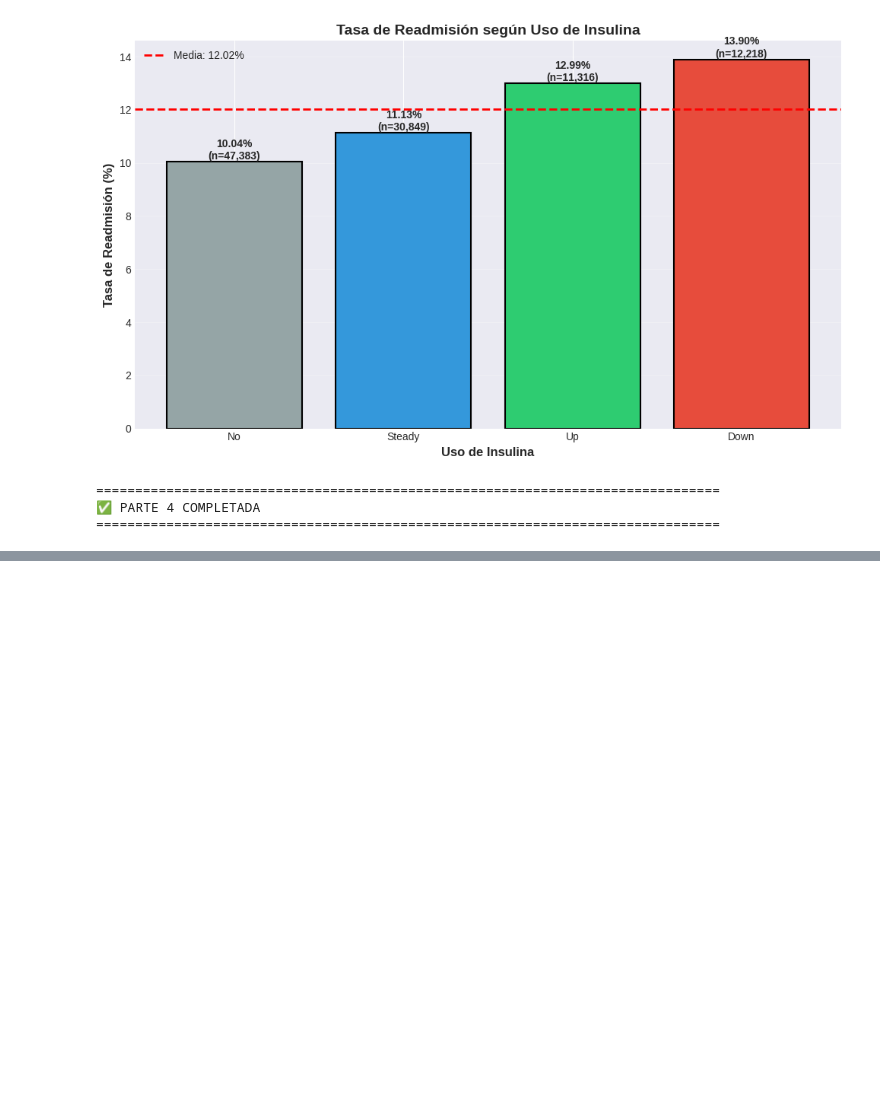
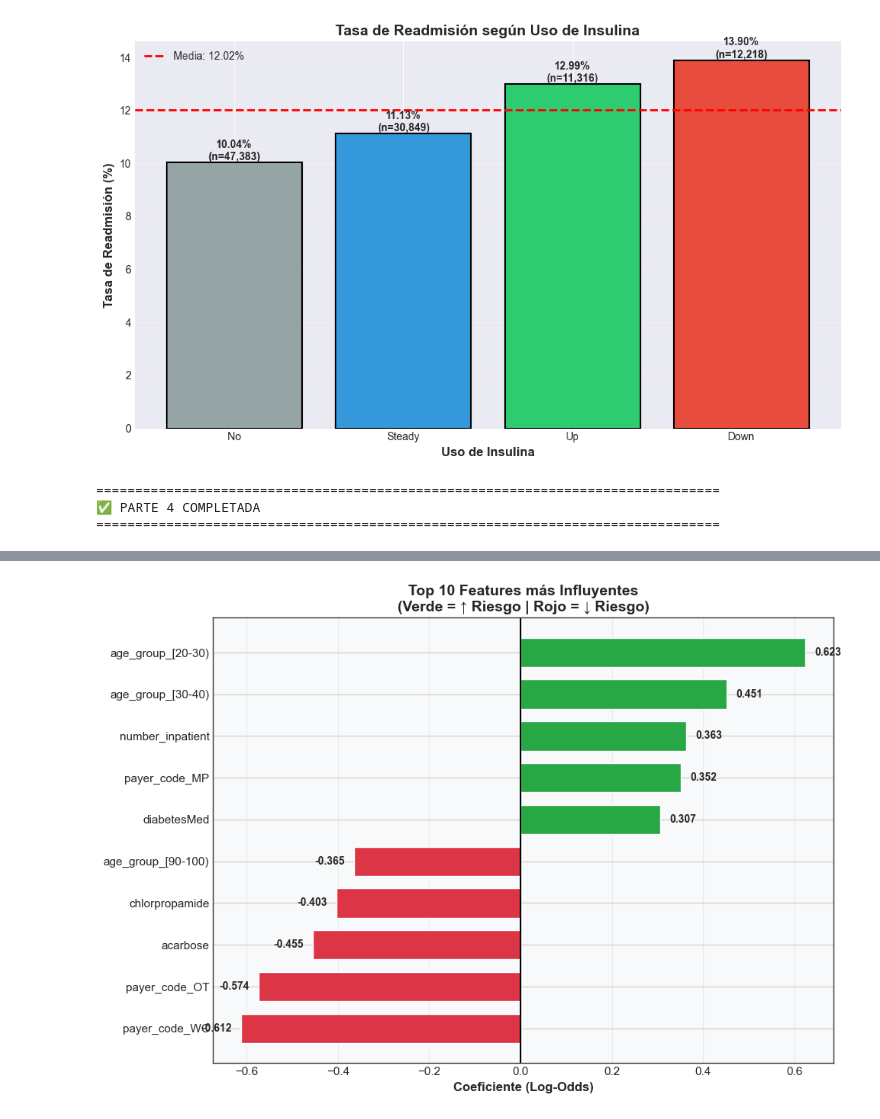
Before and after one commit to thisisrober/diabetes-clasification, a Jupyter notebook: Diabetes_Analysis.ipynb, the cells around one changed output, grey strips where cells are left out. Saved outputs shown, nothing was run; the diff lists cells and outputs as text; code cells hidden in the pictures; blank space fills up the shorter version.

```diff
--- a/Diabetes_Analysis.ipynb
+++ b/Diabetes_Analysis.ipynb
@@ -1970,0 +2068,25 @@ Up                    1470  11316  0.129905     12.99
+# %%
+coefs = pd.Series(log_reg.coef_[0], index=X.columns)
+top_features = coefs.abs().sort_values(ascending=False).head(10)
+top_features_original = coefs[top_features.index].sort_values()
+
+fig, ax = plt.subplots(figsize=(10, 7))
+colors = [COLORS['success'] if x > 0 else COLORS['danger'] for x in top_features_original]
+bars = ax.barh(range(len(top_features_original)), top_features_original.values, color=colors, edgecolor='white', height=0.7)
+
+ax.set_yticks(range(len(top_features_original)))
+ax.set_yticklabels(top_features_original.index, fontsize=11)
+ax.axvline(x=0, color='black', linewidth=1.5)
+ax.set_xlabel('Coeficiente (Log-Odds)', fontsize=12, fontweight='bold')
+ax.set_title('Top 10 Features más Influyentes\n(Verde = ↑ Riesgo | Rojo = ↓ Riesgo)', fontsize=14, fontweight='bold')
+ax.grid(axis='x', alpha=0.3)
+
+for bar, val in zip(bars, top_features_original.values):
+    width = bar.get_width()
+    ax.text(width + 0.02 if width > 0 else width - 0.02, bar.get_y() + bar.get_height()/2,
+            f'{val:.3f}', ha='left' if width > 0 else 'right', va='center', fontsize=10, fontweight='bold')
+
+plt.tight_layout()
+plt.show()
+# %% [output]
+[figure, added]
```
Also changed, not shown: parts of 58 cells of this notebook, 7 other files.
